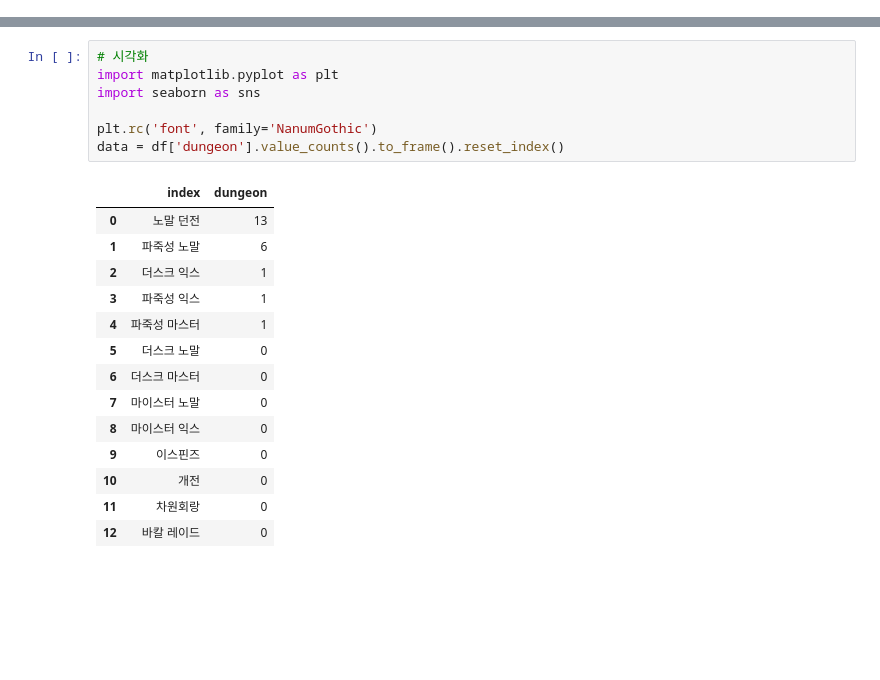
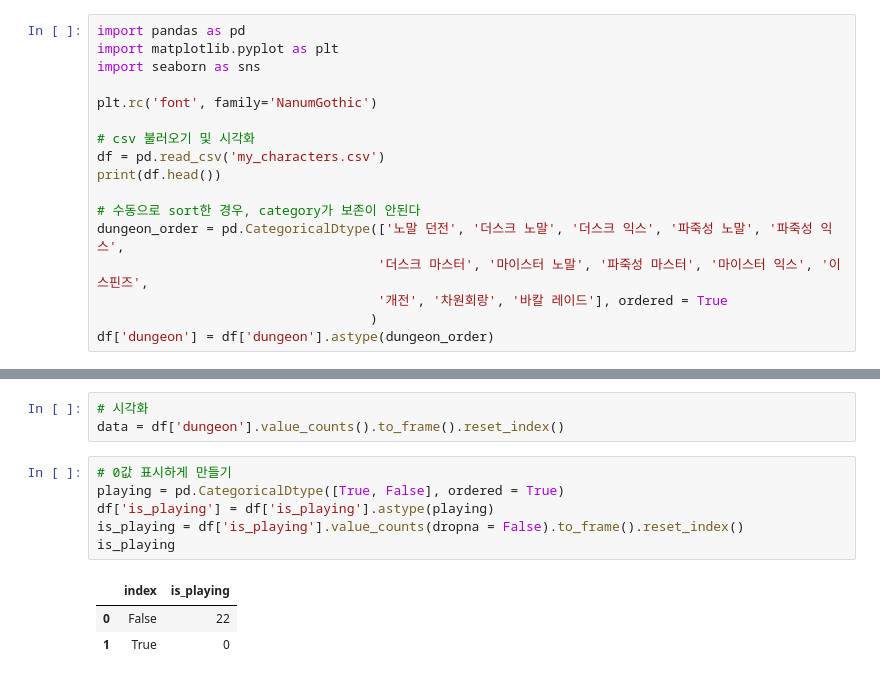
Before and after one commit to dowrave/TIL, a Jupyter notebook: Analysis/DNF/1_DNF_API.ipynb, the cells around one changed output, grey strips where cells are left out. Drawn from its saved outputs; the diff is of its cells as text; blank space fills up the shorter version.

```diff
--- a/Analysis/DNF/1_DNF_API.ipynb
+++ b/Analysis/DNF/1_DNF_API.ipynb
@@ -160,0 +131,17 @@ df.sort_values('dungeon')
+# %%
+import pandas as pd
+import matplotlib.pyplot as plt
+import seaborn as sns
+
+plt.rc('font', family='NanumGothic')
+
+# csv 불러오기 및 시각화
+df = pd.read_csv('my_characters.csv')
+print(df.head())
+
+# 수동으로 sort한 경우, category가 보존이 안된다
+dungeon_order = pd.CategoricalDtype(['노말 던전', '더스크 노말', '더스크 익스', '파죽성 노말', '파죽성 익스',
+                                    '더스크 마스터', '마이스터 노말', '파죽성 마스터', '마이스터 익스', '이스핀즈',
+                                    '개전', '차원회랑', '바칼 레이드'], ordered = True
+                                   )
+df['dungeon'] = df['dungeon'].astype(dungeon_order)
@@ -161,23 +162,14 @@ df.sort_values('dungeon')
 # %%
 # 시각화
-import matplotlib.pyplot as plt
-import seaborn as sns
-
-plt.rc('font', family='NanumGothic')
 data = df['dungeon'].value_counts().to_frame().reset_index()
-# %% [output]
-|  | index | dungeon |
-| 0 | 노말 던전 | 13 |
-| 1 | 파죽성 노말 | 6 |
-| 2 | 더스크 익스 | 1 |
-| 3 | 파죽성 익스 | 1 |
-| 4 | 파죽성 마스터 | 1 |
-| 5 | 더스크 노말 | 0 |
-| 6 | 더스크 마스터 | 0 |
-| 7 | 마이스터 노말 | 0 |
-| 8 | 마이스터 익스 | 0 |
-| 9 | 이스핀즈 | 0 |
-| 10 | 개전 | 0 |
-| 11 | 차원회랑 | 0 |
-| 12 | 바칼 레이드 | 0 |
+# %%
+# 0값 표시하게 만들기
+playing = pd.CategoricalDtype([True, False], ordered = True)
+df['is_playing'] = df['is_playing'].astype(playing)
+is_playing = df['is_playing'].value_counts(dropna = False).to_frame().reset_index()
+is_playing
+# %% [output]
+|  | index | is_playing |
+| 0 | False | 22 |
+| 1 | True | 0 |
 # %%
```
Also changed, not shown: parts of 8 cells of this notebook, 2 other files.
